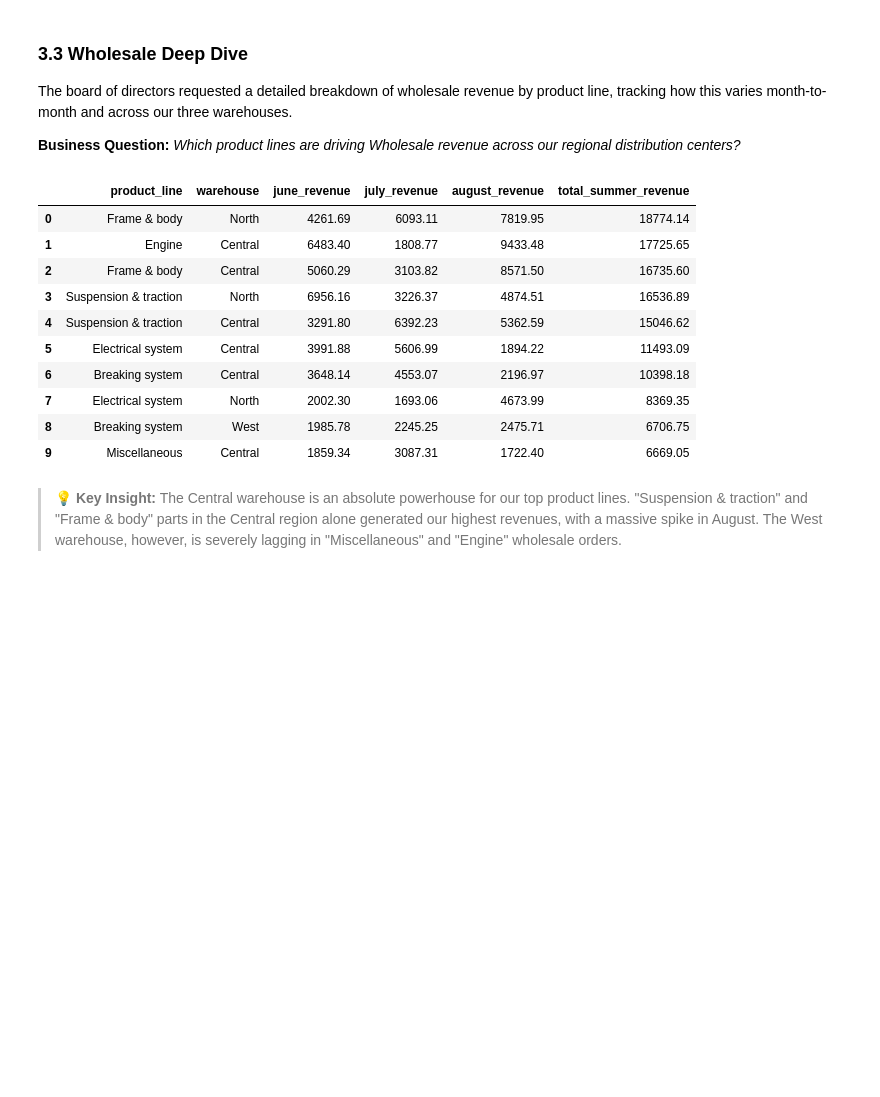
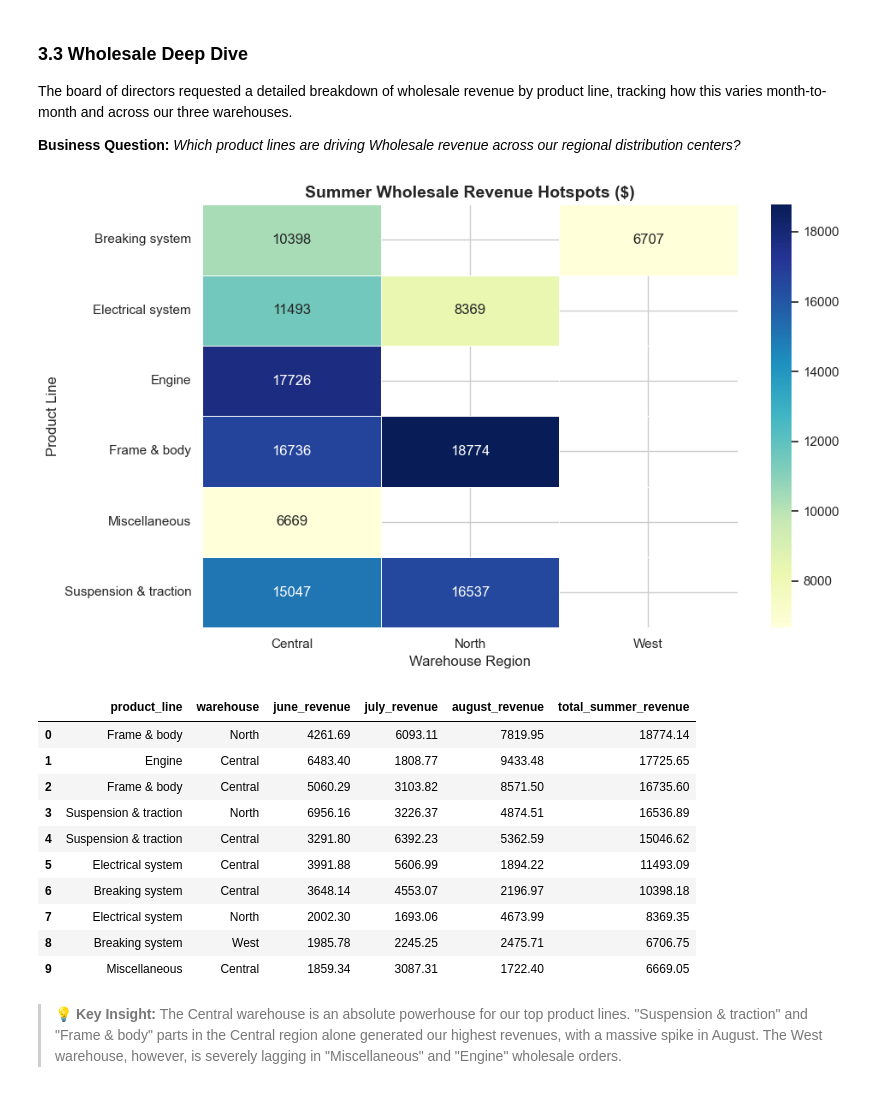
Before and after one commit to davidnamgung/motorcycle-parts, a Jupyter notebook: analysis.ipynb, the cells around one changed output. Cells and saved outputs as stored; diff of their text form; code cells hidden in the pictures; blank space fills up the shorter version.

```diff
--- a/analysis.ipynb
+++ b/analysis.ipynb
@@ -187,33 +232,48 @@ The board of directors requested a detailed breakdown of wholesale revenue by pr
 # %%
 # Using a CTE to cleanly format the data before final aggregation
 deep_dive_sql = """
 WITH WholesaleData AS (
     SELECT
         product_line,
         warehouse,
         CASE
             WHEN EXTRACT(MONTH FROM CAST(date AS DATE)) = 6 THEN 'June'
             WHEN EXTRACT(MONTH FROM CAST(date AS DATE)) = 7 THEN 'July'
             WHEN EXTRACT(MONTH FROM CAST(date AS DATE)) = 8 THEN 'August'
         END AS month_name,
         (total * (1 - payment_fee)) AS net_revenue
     FROM 'sales.csv'
     WHERE client_type = 'Wholesale'
 )
 SELECT
     product_line,
     warehouse,
     ROUND(SUM(CASE WHEN month_name = 'June' THEN net_revenue ELSE 0 END), 2) AS june_revenue,
     ROUND(SUM(CASE WHEN month_name = 'July' THEN net_revenue ELSE 0 END), 2) AS july_revenue,
     ROUND(SUM(CASE WHEN month_name = 'August' THEN net_revenue ELSE 0 END), 2) AS august_revenue,
     ROUND(SUM(net_revenue), 2) AS total_summer_revenue
 FROM WholesaleData
 GROUP BY product_line, warehouse
 ORDER BY total_summer_revenue DESC
 LIMIT 10;
 """
-con.execute(deep_dive_sql).df()
+deep_dive_df = con.execute(deep_dive_sql).df()
+
+# First, pivot the data so warehouses are columns and products are rows
+heatmap_data = deep_dive_df.pivot(index="product_line", columns="warehouse", values="total_summer_revenue")
+
+plt.figure(figsize=(10, 6))
+sns.heatmap(heatmap_data, annot=True, fmt=".0f", cmap="YlGnBu", linewidths=.5)
+
+plt.title("Summer Wholesale Revenue Hotspots ($)", fontsize=14, weight='bold')
+plt.xlabel("Warehouse Region")
+plt.ylabel("Product Line")
+plt.tight_layout()
+plt.show()
+
+deep_dive_df
 # %% [output]
+[figure, added]
 |  | product_line | warehouse | june_revenue | july_revenue | august_revenue | total_summer_revenue |
 | 0 | Frame & body | North | 4261.69 | 6093.11 | 7819.95 | 18774.14 |
 | 1 | Engine | Central | 6483.40 | 1808.77 | 9433.48 | 17725.65 |
```
Also changed, not shown: parts of 23 cells of this notebook, 2 other files.
